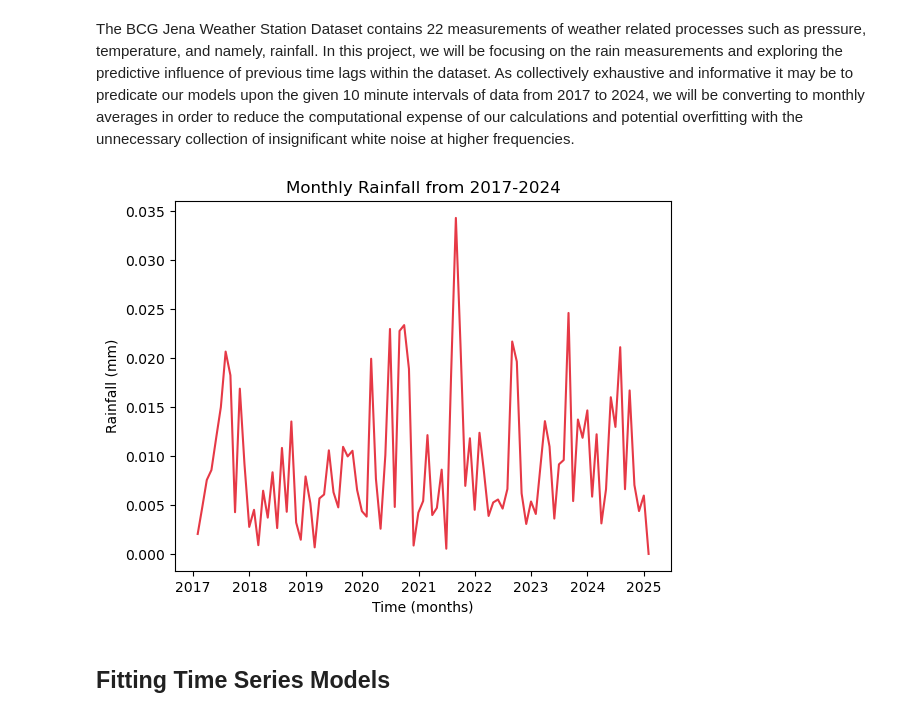
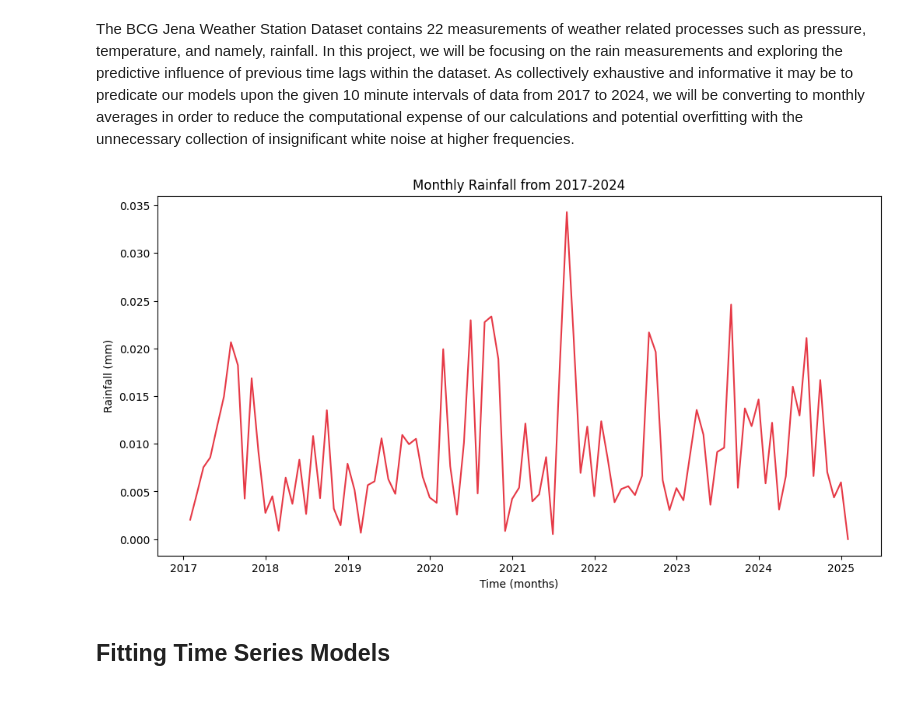
Before and after one commit to brooks-coding/Forecasting-with-Random-Forest, a Jupyter notebook: main.ipynb, the cells around one changed output. Saved outputs shown, nothing was run; the diff lists cells and outputs as text; code cells hidden in the pictures.

Commit message:
Updated figure size, and improved table and plot appearance

```diff
--- a/main.ipynb
+++ b/main.ipynb
@@ -46,19 +37,19 @@ print(df)
 # %% [markdown]
 The BCG Jena Weather Station Dataset contains 22 measurements of weather related processes such as pressure, temperature, and namely, rainfall. In this project, we will be focusing on the rain measurements and exploring the predictive influence of previous time lags within the dataset. As collectively exhaustive and informative it may be to predicate our models upon the given 10 minute intervals of data from 2017 to 2024, we will be converting to monthly averages in order to reduce the computational expense of our calculations and potential overfitting with the unnecessary collection of insignificant white noise at higher frequencies.
 # %%
-import pandas as pd
-
 df = df[["Date Time", "rain (mm)"]]
 df["datetime"] = pd.to_datetime(df["Date Time"])
 df.set_index("datetime", inplace=True)
 df = df["rain (mm)"].resample("ME").mean().to_frame(name="Rainfall")
+
+plt.figure(figsize=(12, 6))
 plt.plot(df, color="#E63946")
 plt.xlabel("Time (months)")
 plt.ylabel("Rainfall (mm)")
 plt.title("Monthly Rainfall from 2017-2024")
 plt.show()
 # %% [output]
-[figure, old version]
+[figure, new version]
 # %% [markdown]
 ## Fitting Time Series Models
 # %% [markdown]
```
Also changed, not shown: parts of 19 cells of this notebook.
